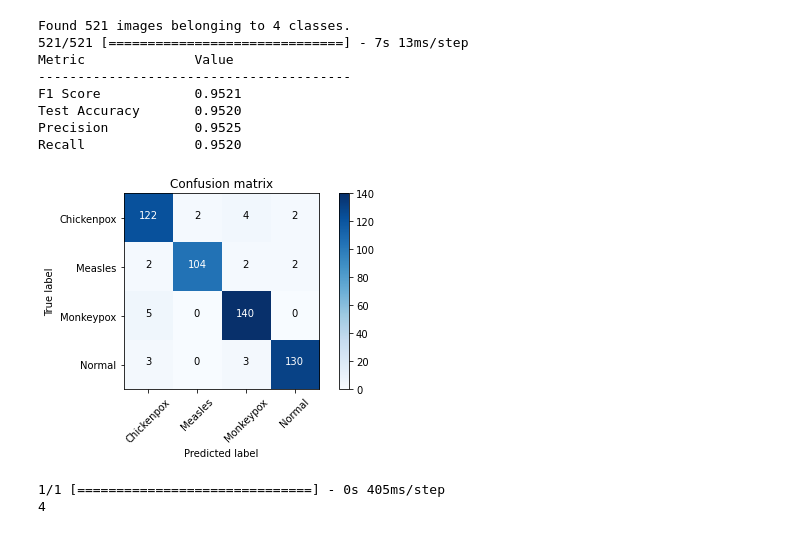
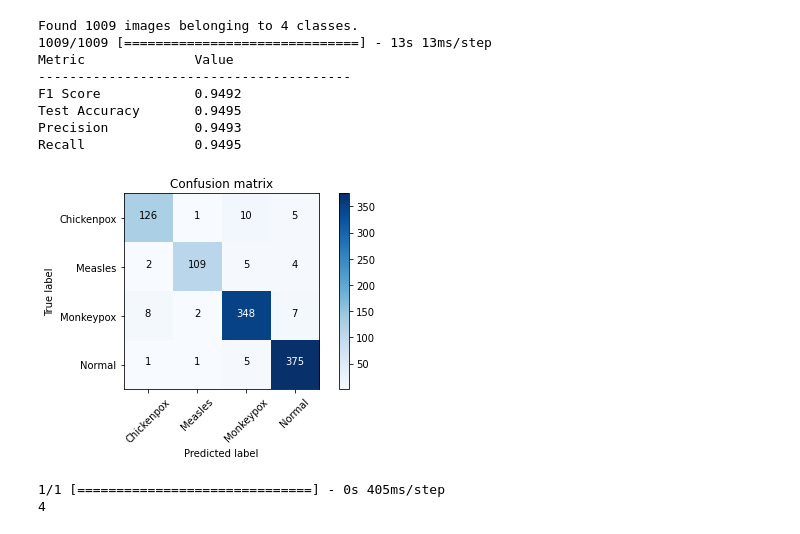
Before and after one commit to felixlopz/monkeypox-detection-app, a Jupyter notebook: mobilenetv2.ipynb, the cells around one changed output. Drawn from its saved outputs; the diff is of its cells as text; code cells hidden in the pictures.

```diff
--- a/mobilenetv2.ipynb
+++ b/mobilenetv2.ipynb
@@ -17,8 +17,8 @@ epochs = 20
 lr = 0.0003
 # %%
 # Set the paths to the training, test and validation data directories
-train_dir = 'data/MSID_US_AUG_SP/train'
-val_dir = 'data/MSID_US_AUG_SP/val'
+train_dir = 'data/MSID_AUG_SP/train'
+val_dir = 'data/MSID_AUG_SP/val'
 # %%
 # Create an instance of the ImageDataGenerator class for data augmentation
 train_datagen = ImageDataGenerator(rescale=1./255)
@@ -106,7 +124,7 @@ from sklearn.metrics import confusion_matrix
 import matplotlib.pyplot as plt
 import itertools
 
-test_dir = 'data/MSID_US_AUG_SP/test'
+test_dir = 'data/MSID_AUG_SP/test'
 
 # Load the test data
 test_generator = test_datagen.flow_from_directory(
@@ -150,40 +168,40 @@ conf_matrix = confusion_matrix(y_true, y_pred)
 class_names = list(test_generator.class_indices.keys())
 
 # Define a function to plot the confusion matrix
 def plot_confusion_matrix(cm, classes, normalize=False, title='Confusion matrix', cmap=plt.cm.Blues):
     if normalize:
         cm = cm.astype('float') / cm.sum(axis=1)[:, np.newaxis]
 
     plt.imshow(cm, interpolation='nearest', cmap=cmap)
     plt.title(title)
     plt.colorbar()
     tick_marks = np.arange(len(classes))
     plt.xticks(tick_marks, classes, rotation=45)
     plt.yticks(tick_marks, classes)
 
     fmt = '.2f' if normalize else 'd'
     thresh = cm.max() / 2.
     for i, j in itertools.product(range(cm.shape[0]), range(cm.shape[1])):
         plt.text(j, i, format(cm[i, j], fmt), horizontalalignment="center", color="white" if cm[i, j] > thresh else "black")
 
     plt.tight_layout()
     plt.ylabel('True label')
     plt.xlabel('Predicted label')
 
 # Plot the confusion matrix
 plt.figure()
 plot_confusion_matrix(conf_matrix, classes=class_names, normalize=False, title='Confusion matrix')
 plt.show()
 # %% [output]
-Found 521 images belonging to 4 classes.
-521/521 [==============================] - 7s 13ms/step
+Found 1009 images belonging to 4 classes.
+1009/1009 [==============================] - 13s 13ms/step
 Metric              Value
 ----------------------------------------
-F1 Score            0.9521
-Test Accuracy       0.9520
-Precision           0.9525
-Recall              0.9520
+F1 Score            0.9492
+Test Accuracy       0.9495
+Precision           0.9493
+Recall              0.9495
-[figure, old version]
+[figure, new version]
 # %%
 model.save('models/mobilenetv2_four_classes.h5')
 # %%
```
Also changed, not shown: parts of 4 cells of this notebook, 3 other files.
